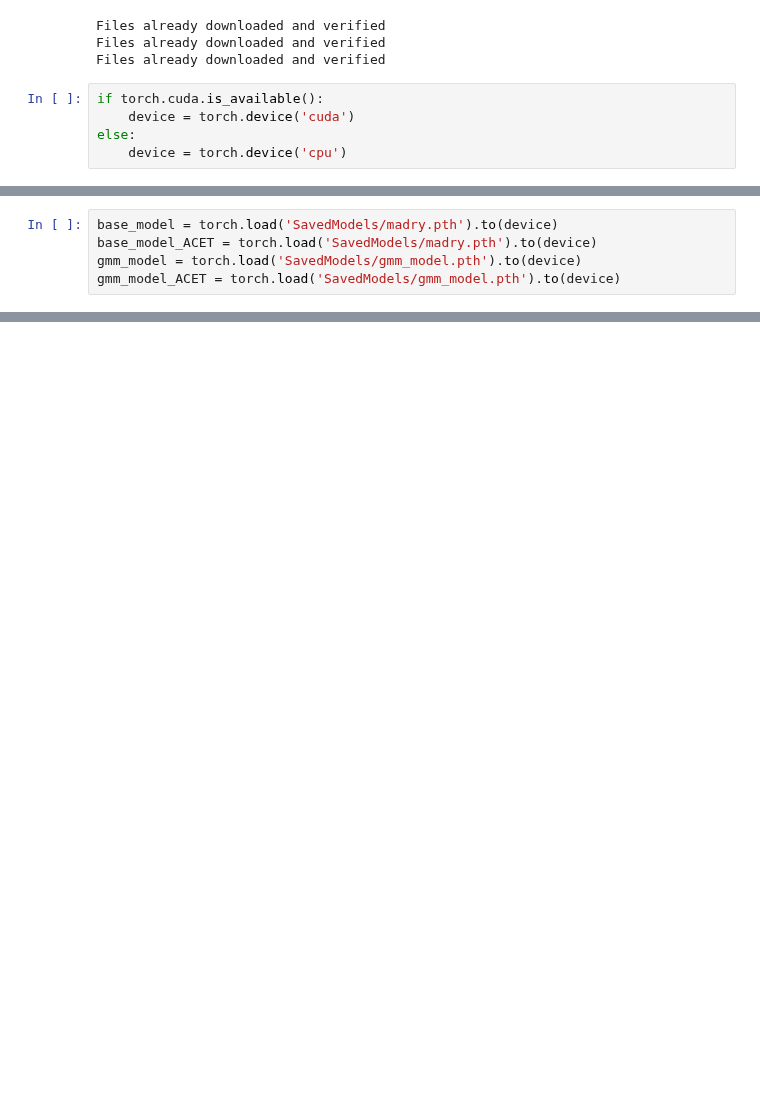
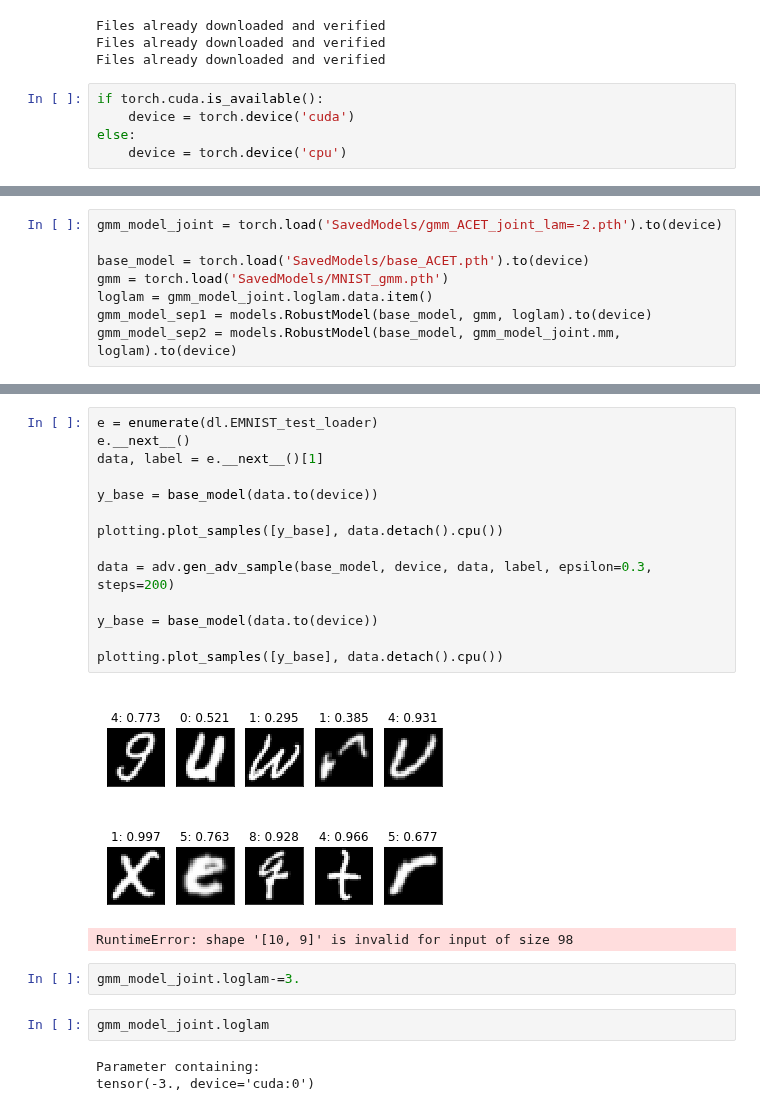
Before and after one commit to AlexMeinke/certified-certain-uncertainty, a Jupyter notebook: Evaluation Metrics.ipynb, the cells around one changed output, grey strips where cells are left out. Saved outputs shown, nothing was run; the diff lists cells and outputs as text; blank space fills up the shorter version.

```diff
--- a/Evaluation Metrics.ipynb
+++ b/Evaluation Metrics.ipynb
@@ -49,5 +30,8 @@ class LeNetMadry(nn.Module):
 # %%
-base_model = torch.load('SavedModels/madry.pth').to(device)
-base_model_ACET = torch.load('SavedModels/madry.pth').to(device)
-gmm_model = torch.load('SavedModels/gmm_model.pth').to(device)
-gmm_model_ACET = torch.load('SavedModels/gmm_model.pth').to(device)
+gmm_model_joint = torch.load('SavedModels/gmm_ACET_joint_lam=-2.pth').to(device)
+
+base_model = torch.load('SavedModels/base_ACET.pth').to(device)
+gmm = torch.load('SavedModels/MNIST_gmm.pth')
+loglam = gmm_model_joint.loglam.data.item()
+gmm_model_sep1 = models.RobustModel(base_model, gmm, loglam).to(device)
+gmm_model_sep2 = models.RobustModel(base_model, gmm_model_joint.mm, loglam).to(device)
@@ -151,0 +96,24 @@ gmm_ACET_df = evaluate_model(gmm_model_ACET, device, dl.MNIST_test_loader, GMM_A
+# %%
+e = enumerate(dl.EMNIST_test_loader)
+e.__next__()
+data, label = e.__next__()[1]
+
+y_base = base_model(data.to(device))
+
+plotting.plot_samples([y_base], data.detach().cpu())
+
+data = adv.gen_adv_sample(base_model, device, data, label, epsilon=0.3, steps=200)
+
+y_base = base_model(data.to(device))
+
+plotting.plot_samples([y_base], data.detach().cpu())
+# %% [output]
+[figure, added]
+RuntimeError: shape '[10, 9]' is invalid for input of size 98
+# %%
+gmm_model_joint.loglam-=3.
+# %%
+gmm_model_joint.loglam
+# %% [output]
+Parameter containing:
+tensor(-3., device='cuda:0')
```
Also changed, not shown: parts of 14 cells of this notebook, 10 other files.
